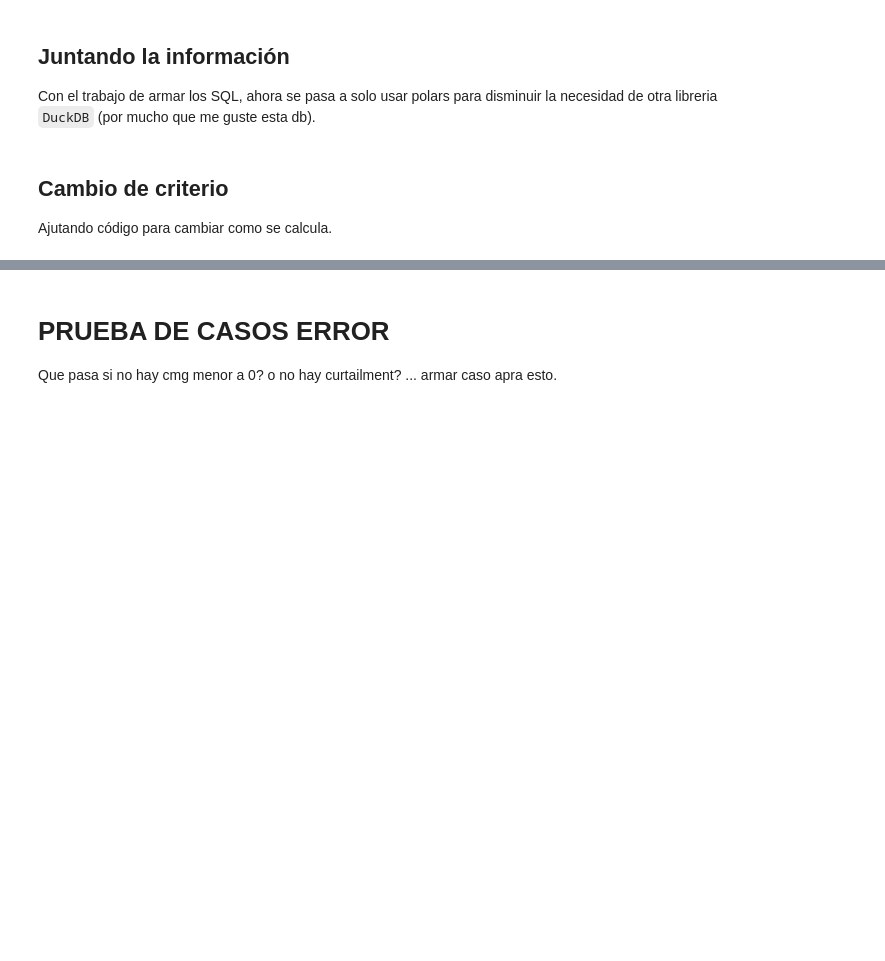
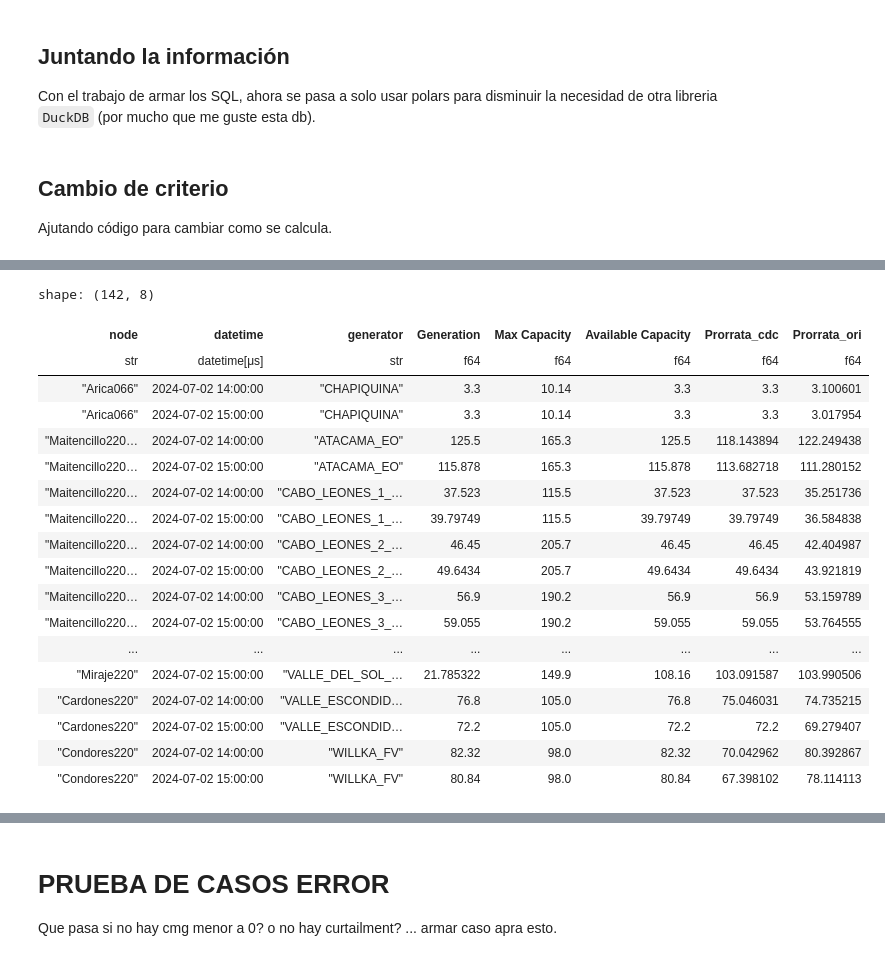
Before and after one commit to FasoCoding/ProrrataERV, a Jupyter notebook: dev/notebook.ipynb, the cells around one changed output, grey strips where cells are left out. Drawn from its saved outputs; the diff is of its cells as text; code cells hidden in the pictures; blank space fills up the shorter version.

```diff
--- a/dev/notebook.ipynb
+++ b/dev/notebook.ipynb
@@ -475,10 +588,12 @@ from pathlib import Path
 from prorrata.extract import DataExtractor
 
 
-path_prg = r"C:\Users\felipe.bastidas\PyProyectos\Test_data\PRG20240214"
-PATH_PMGD_EXCLUDE =  r"C:\Users\felipe.bastidas\PyProyectos\Test_data\Otros\Lista_PMGDs.xlsx"
-PATH_BANNED_GENERATORS = r"C:\Users\felipe.bastidas\PyProyectos\Test_data\Otros\Centrales_Vetadas.xlsx"
+path_prg = r"C:\Users\felipe.bastidas\PyProyectos\Test_data\PRG20240702"
+#PATH_PMGD_EXCLUDE =  r"C:\Users\felipe.bastidas\PyProyectos\Test_data\Otros\Lista_PMGDs.xlsx"
+#PATH_BANNED_GENERATORS = r"C:\Users\felipe.bastidas\PyProyectos\Test_data\Otros\Centrales_Vetadas.xlsx"
 PATH_ACCDB_INPUT = r"Datos/Model PRGdia_Full_Definitivo Solution/Model PRGdia_Full_Definitivo Solution.accdb"
+PATH_PMGD_EXCLUDE =  r"W:/41 Dpto Pronosticos/Vertimiento_ERNC/Lista_PMGDs.xlsx"
+PATH_BANNED_GENERATORS = r"R:/Aplicaciones/Prorrateo_Vertimiento/Centrales_Vetadas.xlsx"
 
 data = DataExtractor(
     Path(path_prg).joinpath(PATH_ACCDB_INPUT),
@@ -500,15 +714,35 @@ procesor_ori.process_prorrata()
 # %%
 compare_data = (
-    procesor_cdc.data.select(["node","datetime","generator","Generation","Max Capacity", "Available Capacity", "Prorrata"])
+    procesor_cdc.data.lazy().select(["node","datetime","generator","Generation","Max Capacity", "Available Capacity", "Prorrata"])
     .join(
         procesor_ori.data.select(["node","datetime","generator","Prorrata"]),
         on=["node","datetime","generator"],
         how="inner"
     )
     .rename({"Prorrata": "Prorrata_cdc", "Prorrata_right": "Prorrata_ori"})
     .collect()
 )
-#compare_data
+compare_data
+# %% [output]
+shape: (142, 8)
+| node | datetime | generator | Generation | Max Capacity | Available Capacity | Prorrata_cdc | Prorrata_ori |
+| str | datetime[μs] | str | f64 | f64 | f64 | f64 | f64 |
+| "Arica066" | 2024-07-02 14:00:00 | "CHAPIQUINA" | 3.3 | 10.14 | 3.3 | 3.3 | 3.100601 |
+| "Arica066" | 2024-07-02 15:00:00 | "CHAPIQUINA" | 3.3 | 10.14 | 3.3 | 3.3 | 3.017954 |
+| "Maitencillo220… | 2024-07-02 14:00:00 | "ATACAMA_EO" | 125.5 | 165.3 | 125.5 | 118.143894 | 122.249438 |
+| "Maitencillo220… | 2024-07-02 15:00:00 | "ATACAMA_EO" | 115.878 | 165.3 | 115.878 | 113.682718 | 111.280152 |
+| "Maitencillo220… | 2024-07-02 14:00:00 | "CABO_LEONES_1_… | 37.523 | 115.5 | 37.523 | 37.523 | 35.251736 |
+| "Maitencillo220… | 2024-07-02 15:00:00 | "CABO_LEONES_1_… | 39.79749 | 115.5 | 39.79749 | 39.79749 | 36.584838 |
+| "Maitencillo220… | 2024-07-02 14:00:00 | "CABO_LEONES_2_… | 46.45 | 205.7 | 46.45 | 46.45 | 42.404987 |
+| "Maitencillo220… | 2024-07-02 15:00:00 | "CABO_LEONES_2_… | 49.6434 | 205.7 | 49.6434 | 49.6434 | 43.921819 |
+| "Maitencillo220… | 2024-07-02 14:00:00 | "CABO_LEONES_3_… | 56.9 | 190.2 | 56.9 | 56.9 | 53.159789 |
+| "Maitencillo220… | 2024-07-02 15:00:00 | "CABO_LEONES_3_… | 59.055 | 190.2 | 59.055 | 59.055 | 53.764555 |
+| ... | ... | ... | ... | ... | ... | ... | ... |
+| "Miraje220" | 2024-07-02 15:00:00 | "VALLE_DEL_SOL_… | 21.785322 | 149.9 | 108.16 | 103.091587 | 103.990506 |
+| "Cardones220" | 2024-07-02 14:00:00 | "VALLE_ESCONDID… | 76.8 | 105.0 | 76.8 | 75.046031 | 74.735215 |
+| "Cardones220" | 2024-07-02 15:00:00 | "VALLE_ESCONDID… | 72.2 | 105.0 | 72.2 | 72.2 | 69.279407 |
+| "Condores220" | 2024-07-02 14:00:00 | "WILLKA_FV" | 82.32 | 98.0 | 82.32 | 70.042962 | 80.392867 |
+| "Condores220" | 2024-07-02 15:00:00 | "WILLKA_FV" | 80.84 | 98.0 | 80.84 | 67.398102 | 78.114113 |
 # %%
 from datetime import datetime
 (
```
Also changed, not shown: parts of 15 cells of this notebook.
